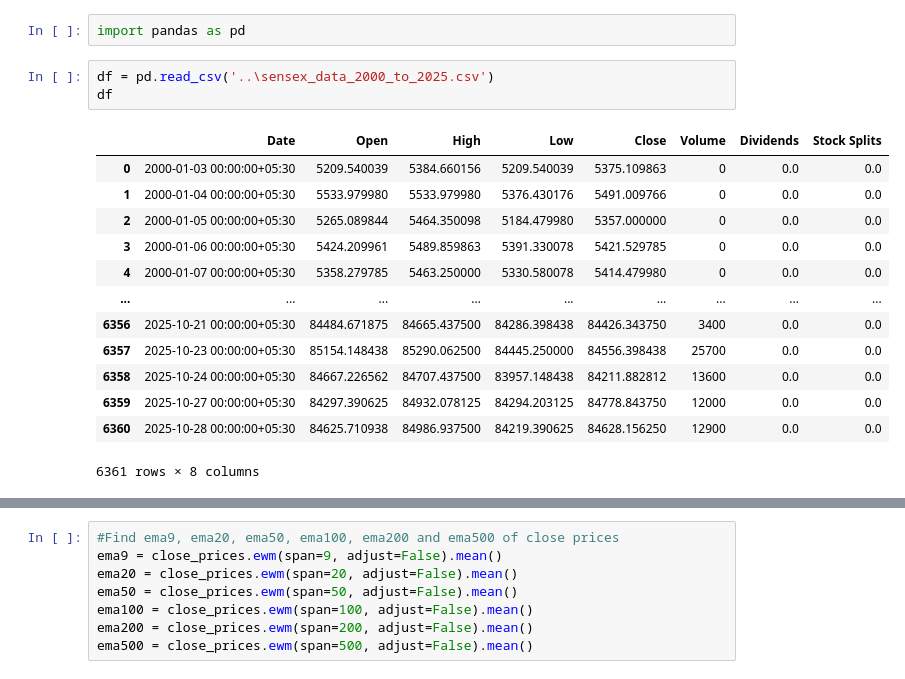
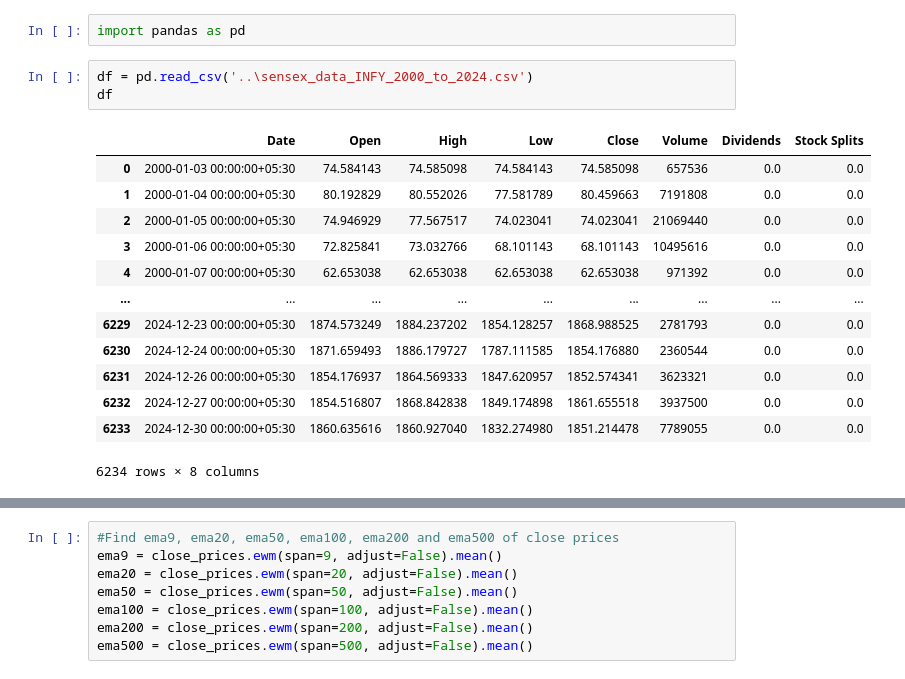
Before and after one commit to Ovaserashid/Stockmarketanalysis, a Jupyter notebook: data/transform.ipynb, the cells around one changed output, grey strips where cells are left out. Drawn from its saved outputs; the diff is of its cells as text.

```diff
--- a/data/transform.ipynb
+++ b/data/transform.ipynb
@@ -1,20 +1,20 @@
 # %%
 import pandas as pd
 # %%
-df = pd.read_csv('..\sensex_data_2000_to_2025.csv')
+df = pd.read_csv('..\sensex_data_INFY_2000_to_2024.csv')
 df
 # %% [output]
 |  | Date | Open | High | Low | Close | Volume | Dividends | Stock Splits |
-| 0 | 2000-01-03 00:00:00+05:30 | 5209.540039 | 5384.660156 | 5209.540039 | 5375.109863 | 0 | 0.0 | 0.0 |
-| 1 | 2000-01-04 00:00:00+05:30 | 5533.979980 | 5533.979980 | 5376.430176 | 5491.009766 | 0 | 0.0 | 0.0 |
-| 2 | 2000-01-05 00:00:00+05:30 | 5265.089844 | 5464.350098 | 5184.479980 | 5357.000000 | 0 | 0.0 | 0.0 |
-| 3 | 2000-01-06 00:00:00+05:30 | 5424.209961 | 5489.859863 | 5391.330078 | 5421.529785 | 0 | 0.0 | 0.0 |
-| 4 | 2000-01-07 00:00:00+05:30 | 5358.279785 | 5463.250000 | 5330.580078 | 5414.479980 | 0 | 0.0 | 0.0 |
+| 0 | 2000-01-03 00:00:00+05:30 | 74.584143 | 74.585098 | 74.584143 | 74.585098 | 657536 | 0.0 | 0.0 |
+| 1 | 2000-01-04 00:00:00+05:30 | 80.192829 | 80.552026 | 77.581789 | 80.459663 | 7191808 | 0.0 | 0.0 |
+| 2 | 2000-01-05 00:00:00+05:30 | 74.946929 | 77.567517 | 74.023041 | 74.023041 | 21069440 | 0.0 | 0.0 |
+| 3 | 2000-01-06 00:00:00+05:30 | 72.825841 | 73.032766 | 68.101143 | 68.101143 | 10495616 | 0.0 | 0.0 |
+| 4 | 2000-01-07 00:00:00+05:30 | 62.653038 | 62.653038 | 62.653038 | 62.653038 | 971392 | 0.0 | 0.0 |
 | ... | ... | ... | ... | ... | ... | ... | ... | ... |
-| 6356 | 2025-10-21 00:00:00+05:30 | 84484.671875 | 84665.437500 | 84286.398438 | 84426.343750 | 3400 | 0.0 | 0.0 |
-| 6357 | 2025-10-23 00:00:00+05:30 | 85154.148438 | 85290.062500 | 84445.250000 | 84556.398438 | 25700 | 0.0 | 0.0 |
-| 6358 | 2025-10-24 00:00:00+05:30 | 84667.226562 | 84707.437500 | 83957.148438 | 84211.882812 | 13600 | 0.0 | 0.0 |
-| 6359 | 2025-10-27 00:00:00+05:30 | 84297.390625 | 84932.078125 | 84294.203125 | 84778.843750 | 12000 | 0.0 | 0.0 |
-| 6360 | 2025-10-28 00:00:00+05:30 | 84625.710938 | 84986.937500 | 84219.390625 | 84628.156250 | 12900 | 0.0 | 0.0 |
+| 6229 | 2024-12-23 00:00:00+05:30 | 1874.573249 | 1884.237202 | 1854.128257 | 1868.988525 | 2781793 | 0.0 | 0.0 |
+| 6230 | 2024-12-24 00:00:00+05:30 | 1871.659493 | 1886.179727 | 1787.111585 | 1854.176880 | 2360544 | 0.0 | 0.0 |
+| 6231 | 2024-12-26 00:00:00+05:30 | 1854.176937 | 1864.569333 | 1847.620957 | 1852.574341 | 3623321 | 0.0 | 0.0 |
+| 6232 | 2024-12-27 00:00:00+05:30 | 1854.516807 | 1868.842838 | 1849.174898 | 1861.655518 | 3937500 | 0.0 | 0.0 |
+| 6233 | 2024-12-30 00:00:00+05:30 | 1860.635616 | 1860.927040 | 1832.274980 | 1851.214478 | 7789055 | 0.0 | 0.0 |
-6361 rows × 8 columns
+6234 rows × 8 columns
 # %%
```
Also changed, not shown: parts of 13 cells of this notebook, 14 other files.
